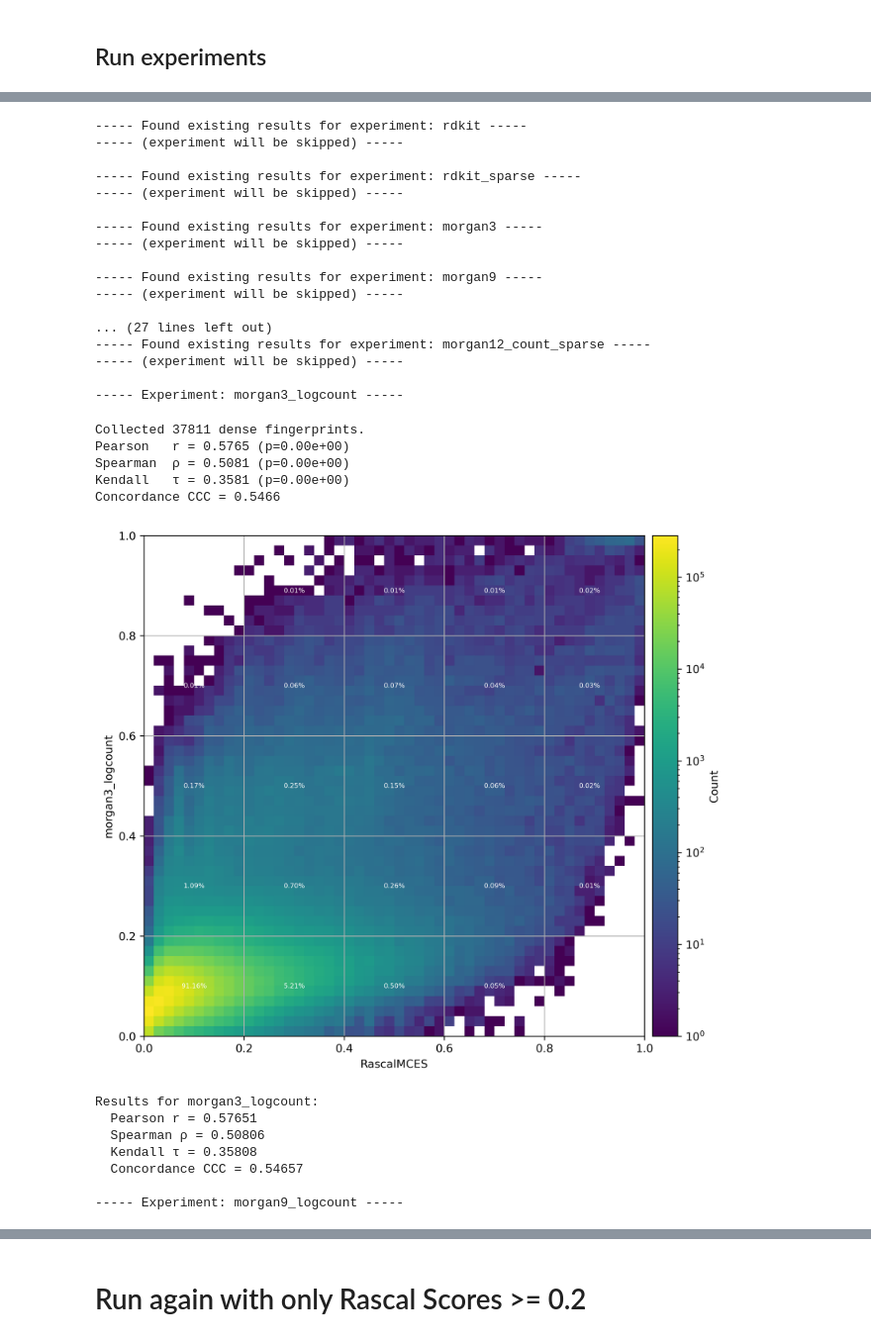
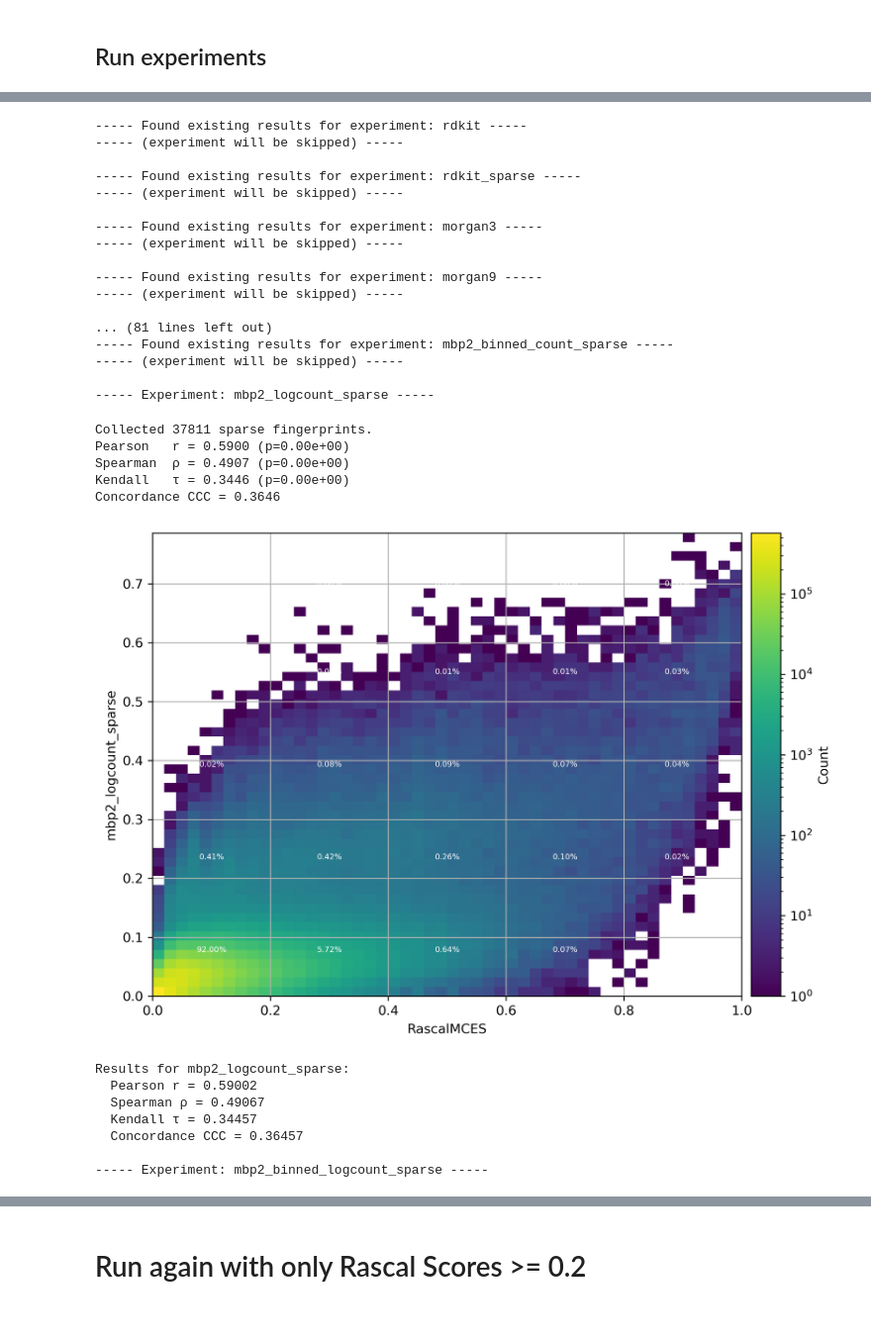
Before and after one commit to florian-huber/molecular_fingerprint_comparisons, a Jupyter notebook: notebooks/fingerprint_analysis_MCES_correlation_experiment.ipynb, the cells around one changed output, grey strips where cells are left out. Shown: that part at 99% size. Drawn from its saved outputs; the diff is of its cells as text; code cells hidden in the pictures.

```diff
--- a/notebooks/fingerprint_analysis_MCES_correlation_experiment.ipynb
+++ b/notebooks/fingerprint_analysis_MCES_correlation_experiment.ipynb
@@ -195,6 +196,16 @@ experiments = [
     ("map4", MAP4(dimensions=4096, radius=2, include_duplicated_shingles=False), False),
     ("map2_sparse", MAP4(dimensions=4096, radius=1, include_duplicated_shingles=False), False),
     ("map4_sparse", MAP4(dimensions=4096, radius=2, include_duplicated_shingles=False), False),
+    ("mbp2", MBP(dimensions=4096, radius=1), False),
+    ("mbp2_binned", MBP(dimensions=4096, radius=1, dist_binning=np.array([0, 1, 2, 4, 8, 16, 32, 64])), False),
+    ("mbp2_count", MBP(dimensions=4096, radius=1), True),
+    ("mbp2_binned_count", MBP(dimensions=4096, radius=1, dist_binning=np.array([0, 1, 2, 4, 8, 16, 32, 64])), True),
+    ("mbp2_sparse", MBP(dimensions=4096, radius=1), False),
+    ("mbp2_binned_sparse", MBP(dimensions=4096, radius=1, dist_binning=np.array([0, 1, 2, 4, 8, 16, 32, 64])), False),
+    ("mbp2_count_sparse", MBP(dimensions=4096, radius=1), True),
+    ("mbp2_binned_count_sparse", MBP(dimensions=4096, radius=1, dist_binning=np.array([0, 1, 2, 4, 8, 16, 32, 64])), True),
+    ("mbp2_logcount_sparse", MBP(dimensions=4096, radius=1), True),
+    ("mbp2_binned_logcount_sparse", MBP(dimensions=4096, radius=1, dist_binning=np.array([0, 1, 2, 4, 8, 16, 32, 64])), True),
 ]
 # %%
 import numpy as np
@@ -415,23 +417,0 @@ results
-# %%
-# 3) run the comparison
-metrics = compare_scores(
-    rascal_scores,
-    fingerprints,
-    metric,
-    label1="RascalMCES",
-    label2=name,
-    filename=plot_filename,
-    scaling=scaling
-)
-
-# 4) report to console
-print(f"Results for {name}:")
-print(f"  Pearson r = {metrics['pearson']:.5f}")
-print(f"  Spearman ρ = {metrics['spearman']:.5f}")
-print(f"  Kendall τ = {metrics['kendall']:.5f}")
-print(f"  Concordance CCC = {metrics['ccc']:.5f}\n")
-
-# 5) record for CSV
-record = {"experiment": name}
-record.update(metrics)
-results.append(record)
@@ -474,6 +447,10 @@ for experiment in experiments:
             fingerprints = compute_sparse_map_fingerprints_from_smiles_serial(
                 compounds.smiles, fpgen, count=count
             )
+        elif "mbp" in name:
+            fingerprints = compute_sparse_map_fingerprints_from_smiles(
+                compounds.smiles, fpgen, count=count
+            )
         else:
             fingerprints = compute_fingerprints_from_smiles(
                 compounds.smiles, fpgen,
@@ -481,7 +458,7 @@ for experiment in experiments:
             )
         print(f"Collected {len(fingerprints)} sparse fingerprints.")
     else:
-        if "map" in name:
+        if ("map" in name) or ("mbp" in name):
             fingerprints = compute_map_fingerprints_from_smiles(
                 compounds.smiles, fpgen
             )
@@ -515,47 +492,47 @@ for experiment in experiments:
     print(f"Results for {name}:")
     print(f"  Pearson r = {metrics['pearson']:.5f}")
     print(f"  Spearman ρ = {metrics['spearman']:.5f}")
     print(f"  Kendall τ = {metrics['kendall']:.5f}")
     print(f"  Concordance CCC = {metrics['ccc']:.5f}\n")
 
     # 5) record for CSV
     record = {"experiment": name}
     record.update(metrics)
     results.append(record)
 
 # after all experiments, dump to CSV
 results_df = pd.DataFrame(results)
-filename = os.path.join(path_results, "results_rascal_correlations_250512.csv")
+filename = os.path.join(path_results, "results_rascal_correlations_250515.csv")
 results_df.to_csv(filename, index=False)
 print(f"Wrote summary to {filename}")
 # %% [output]
 ----- Found existing results for experiment: rdkit -----
 ----- (experiment will be skipped) -----
 
 ----- Found existing results for experiment: rdkit_sparse -----
 ----- (experiment will be skipped) -----
 
 ----- Found existing results for experiment: morgan3 -----
 ----- (experiment will be skipped) -----
 
 ----- Found existing results for experiment: morgan9 -----
 ----- (experiment will be skipped) -----
 
-... (27 lines left out)
------ Found existing results for experiment: morgan12_count_sparse -----
+... (81 lines left out)
+----- Found existing results for experiment: mbp2_binned_count_sparse -----
 ----- (experiment will be skipped) -----
 
------ Experiment: morgan3_logcount -----
+----- Experiment: mbp2_logcount_sparse -----
-Collected 37811 dense fingerprints.
-Pearson   r = 0.5765 (p=0.00e+00)
-Spearman  ρ = 0.5081 (p=0.00e+00)
-Kendall   τ = 0.3581 (p=0.00e+00)
-Concordance CCC = 0.5466
+Collected 37811 sparse fingerprints.
+Pearson   r = 0.5900 (p=0.00e+00)
+Spearman  ρ = 0.4907 (p=0.00e+00)
+Kendall   τ = 0.3446 (p=0.00e+00)
+Concordance CCC = 0.3646
-[figure, old version]
+[figure, new version]
-Results for morgan3_logcount:
-  Pearson r = 0.57651
-  Spearman ρ = 0.50806
-  Kendall τ = 0.35808
-  Concordance CCC = 0.54657
+Results for mbp2_logcount_sparse:
+  Pearson r = 0.59002
+  Spearman ρ = 0.49067
+  Kendall τ = 0.34457
+  Concordance CCC = 0.36457
 
------ Experiment: morgan9_logcount -----
+----- Experiment: mbp2_binned_logcount_sparse -----
```
Also changed, not shown: parts of 8 cells of this notebook, 1 other file.
